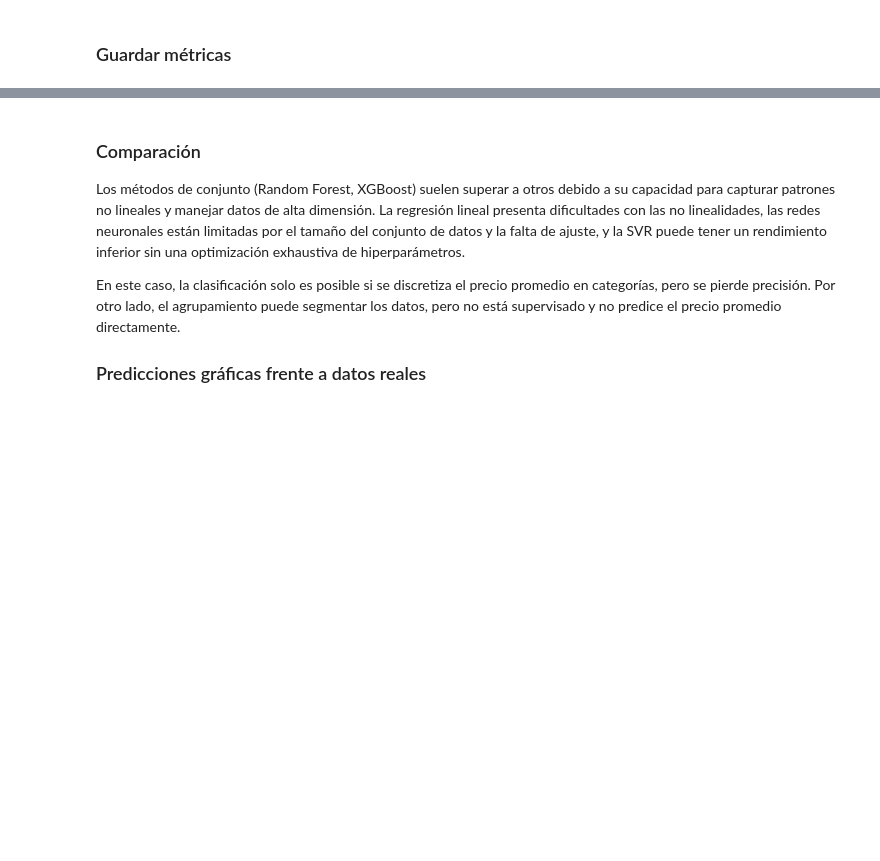
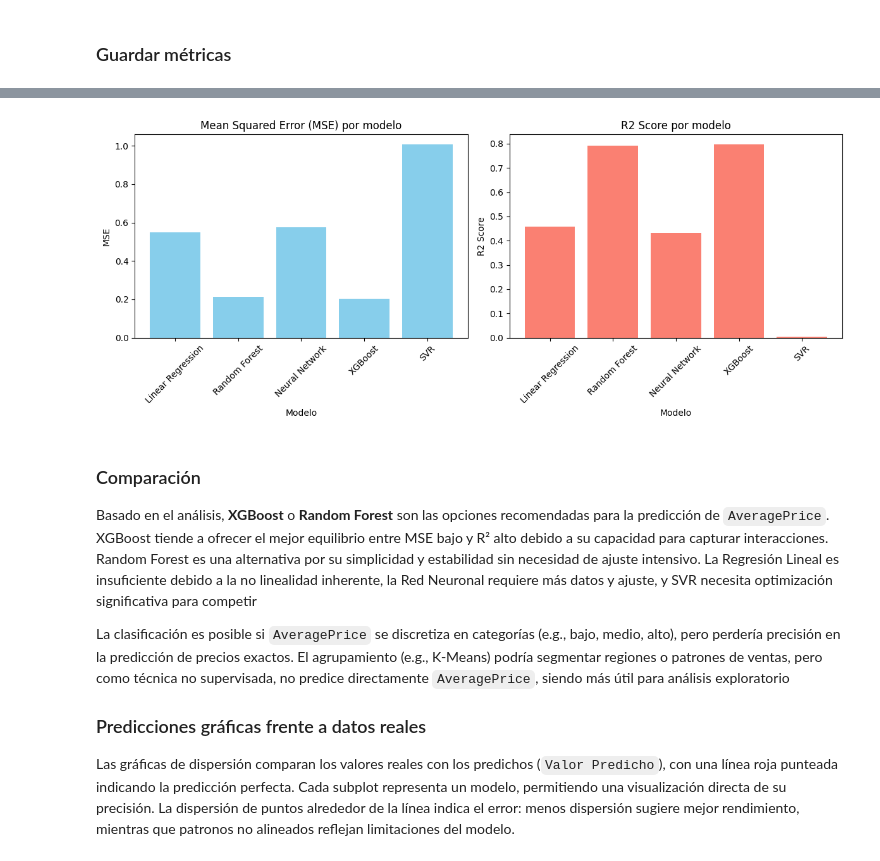
Before and after one commit to Esmeralda-RG/avocado_prices, a Jupyter notebook: predictive_models.ipynb, the cells around one changed output, grey strips where cells are left out. Saved outputs shown, nothing was run; the diff lists cells and outputs as text; code cells hidden in the pictures; blank space fills up the shorter version.

```diff
--- a/predictive_models.ipynb
+++ b/predictive_models.ipynb
@@ -88,10 +118,36 @@ print(f'SVR - MSE: {mse_svr:.4f}, R2: {r2_svr:.4f}')
+# %%
+models = ['Linear Regression', 'Random Forest', 'Neural Network', 'XGBoost', 'SVR']
+mse_values = [mse_lr, mse_rf, mse_nn, mse_xgb, mse_svr]
+r2_values = [r2_lr, r2_rf, r2_nn, r2_xgb, r2_svr]
+
+plt.figure(figsize=(12, 5))
+plt.subplot(1, 2, 1)
+plt.bar(models, mse_values, color='skyblue')
+plt.title('Mean Squared Error (MSE) por modelo')
+plt.xlabel('Modelo')
+plt.ylabel('MSE')
+plt.xticks(rotation=45)
+
+plt.subplot(1, 2, 2)
+plt.bar(models, r2_values, color='salmon')
+plt.title('R2 Score por modelo')
+plt.xlabel('Modelo')
+plt.ylabel('R2 Score')
+plt.xticks(rotation=45)
+
+plt.tight_layout()
+plt.show()
+# %% [output]
+[figure, added]
 # %% [markdown]
 ### Comparación
-Los métodos de conjunto (Random Forest, XGBoost) suelen superar a otros debido a su capacidad para capturar patrones no lineales y manejar datos de alta dimensión. La regresión lineal presenta dificultades con las no linealidades, las redes neuronales están limitadas por el tamaño del conjunto de datos y la falta de ajuste, y la SVR puede tener un rendimiento inferior sin una optimización exhaustiva de hiperparámetros.
+Basado en el análisis, **XGBoost** o **Random Forest** son las opciones recomendadas para la predicción de `AveragePrice`. XGBoost tiende a ofrecer el mejor equilibrio entre MSE bajo y R² alto debido a su capacidad para capturar interacciones. Random Forest es una alternativa por su simplicidad y estabilidad sin necesidad de ajuste intensivo. La Regresión Lineal es insuficiente debido a la no linealidad inherente, la Red Neuronal requiere más datos y ajuste, y SVR necesita optimización significativa para competir
 
-En este caso, la clasificación solo es posible si se discretiza el precio promedio en categorías, pero se pierde precisión. Por otro lado, el agrupamiento puede segmentar los datos, pero no está supervisado y no predice el precio promedio directamente.
+La clasificación es posible si `AveragePrice` se discretiza en categorías (e.g., bajo, medio, alto), pero perdería precisión en la predicción de precios exactos. El agrupamiento (e.g., K-Means) podría segmentar regiones o patrones de ventas, pero como técnica no supervisada, no predice directamente `AveragePrice`, siendo más útil para análisis exploratorio
 
 ### Predicciones gráficas frente a datos reales
+
+Las gráficas de dispersión comparan los valores reales con los predichos (`Valor Predicho`), con una línea roja punteada indicando la predicción perfecta. Cada subplot representa un modelo, permitiendo una visualización directa de su precisión. La dispersión de puntos alrededor de la línea indica el error: menos dispersión sugiere mejor rendimiento, mientras que patronos no alineados reflejan limitaciones del modelo.
 # %%
 plt.figure(figsize=(15,10))
 plt.subplot(2, 3, 1)
```
Also changed, not shown: parts of 15 cells of this notebook.
